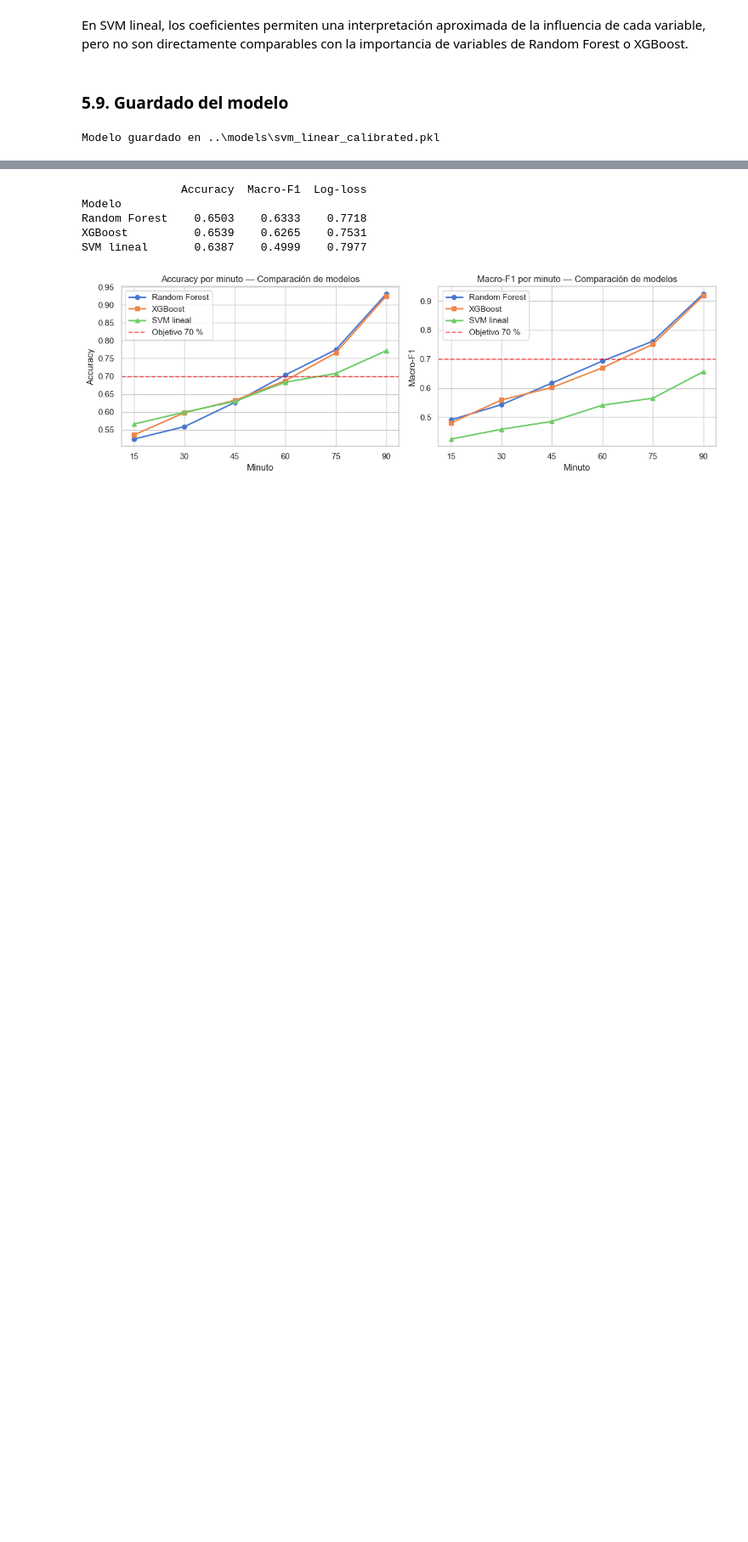
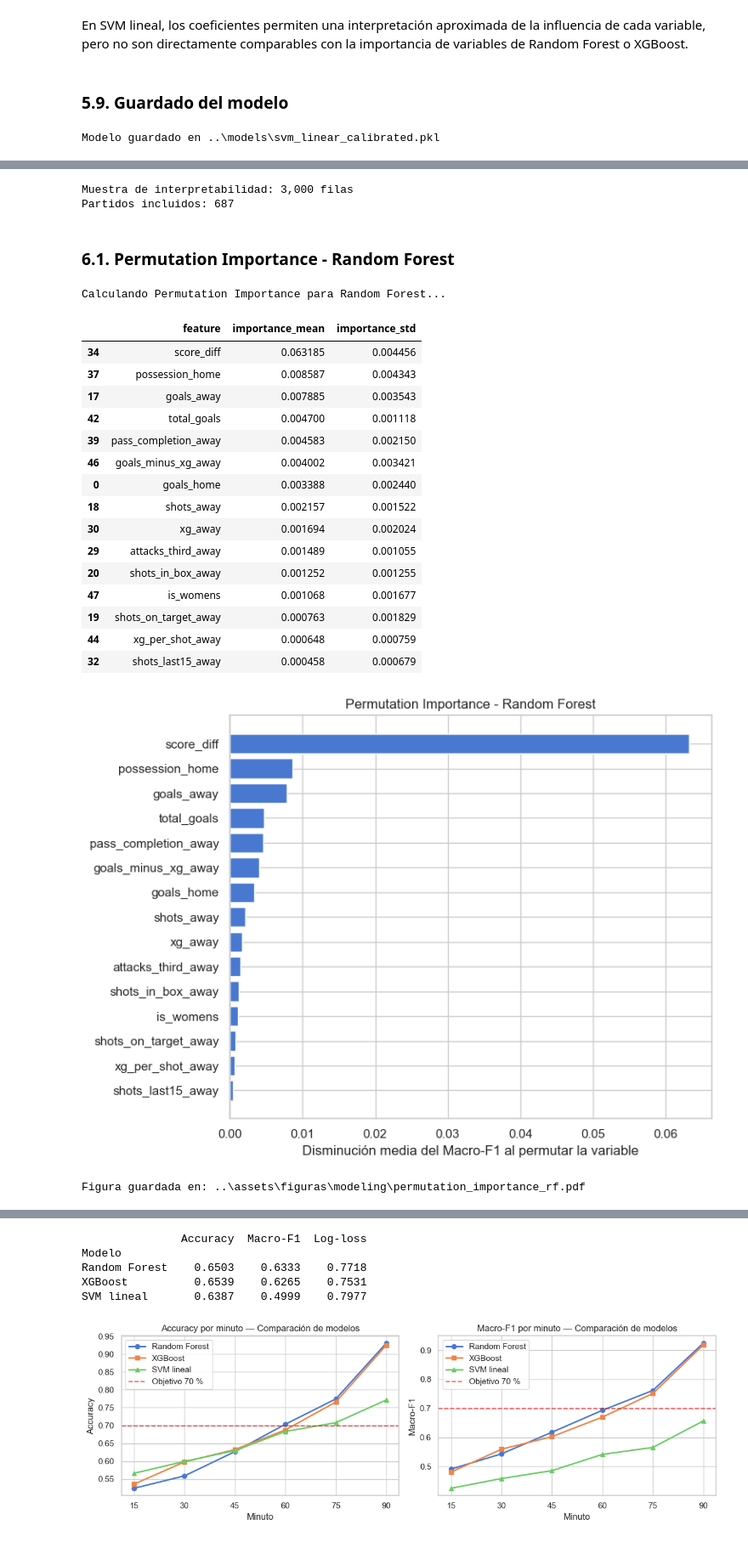
Before and after one commit to oriolologaray/TFE, a Jupyter notebook: notebooks/modeling.ipynb, the cells around one changed output, grey strips where cells are left out. Shown at 85% size. Cells and saved outputs as stored; diff of their text form; code cells hidden in the pictures; blank space fills up the shorter version.

Commit message:
Añadir permutation importance y ejemplos individuales

```diff
--- a/notebooks/modeling.ipynb
+++ b/notebooks/modeling.ipynb
@@ -194,7 +196,7 @@ rf_random_search = RandomizedSearchCV(
     refit=False,
     cv=rf_predefined_split,
     random_state=RANDOM_STATE,
-    verbose=1,
+    verbose=2,
     n_jobs=1,
     error_score="raise"
 )
@@ -1035,0 +1048,20 @@ Modelo guardado en ..\models\svm_linear_calibrated.pkl
+# %%
+# Muestra común para interpretabilidad
+# Se utiliza una muestra del conjunto de test para reducir el coste computacional
+# y aplicar el mismo criterio de comparación a los tres modelos.
+
+INTERPRET_N = 3000
+
+interpret_data = test.sample(
+    n=min(INTERPRET_N, len(test)),
+    random_state=RANDOM_STATE
+).copy()
+
+X_interpret = interpret_data[FEATURE_COLS]
+y_interpret = interpret_data[TARGET_COL].map(LABEL_MAP)
+
+print(f"Muestra de interpretabilidad: {len(X_interpret):,} filas")
+print(f"Partidos incluidos: {interpret_data['match_id'].nunique():,}")
+# %% [output]
+Muestra de interpretabilidad: 3,000 filas
+Partidos incluidos: 687
@@ -1035,0 +1118,32 @@ Modelo guardado en ..\models\svm_linear_calibrated.pkl
+# %% [markdown]
+### 6.1. Permutation Importance - Random Forest
+# %%
+perm_rf = compute_and_plot_permutation_importance(
+    model=rf,
+    model_name="Random Forest",
+    X=X_interpret,
+    y=y_interpret,
+    file_name="permutation_importance_rf.pdf",
+    n_repeats=5,
+    top_n=15
+)
+# %% [output]
+Calculando Permutation Importance para Random Forest...
+|  | feature | importance_mean | importance_std |
+| 34 | score_diff | 0.063185 | 0.004456 |
+| 37 | possession_home | 0.008587 | 0.004343 |
+| 17 | goals_away | 0.007885 | 0.003543 |
+| 42 | total_goals | 0.004700 | 0.001118 |
+| 39 | pass_completion_away | 0.004583 | 0.002150 |
+| 46 | goals_minus_xg_away | 0.004002 | 0.003421 |
+| 0 | goals_home | 0.003388 | 0.002440 |
+| 18 | shots_away | 0.002157 | 0.001522 |
+| 30 | xg_away | 0.001694 | 0.002024 |
+| 29 | attacks_third_away | 0.001489 | 0.001055 |
+| 20 | shots_in_box_away | 0.001252 | 0.001255 |
+| 47 | is_womens | 0.001068 | 0.001677 |
+| 19 | shots_on_target_away | 0.000763 | 0.001829 |
+| 44 | xg_per_shot_away | 0.000648 | 0.000759 |
+| 32 | shots_last15_away | 0.000458 | 0.000679 |
+[figure, added]
+Figura guardada en: ..\assets\figuras\modeling\permutation_importance_rf.pdf
```
Also changed, not shown: parts of 13 cells of this notebook, 14 other files.
